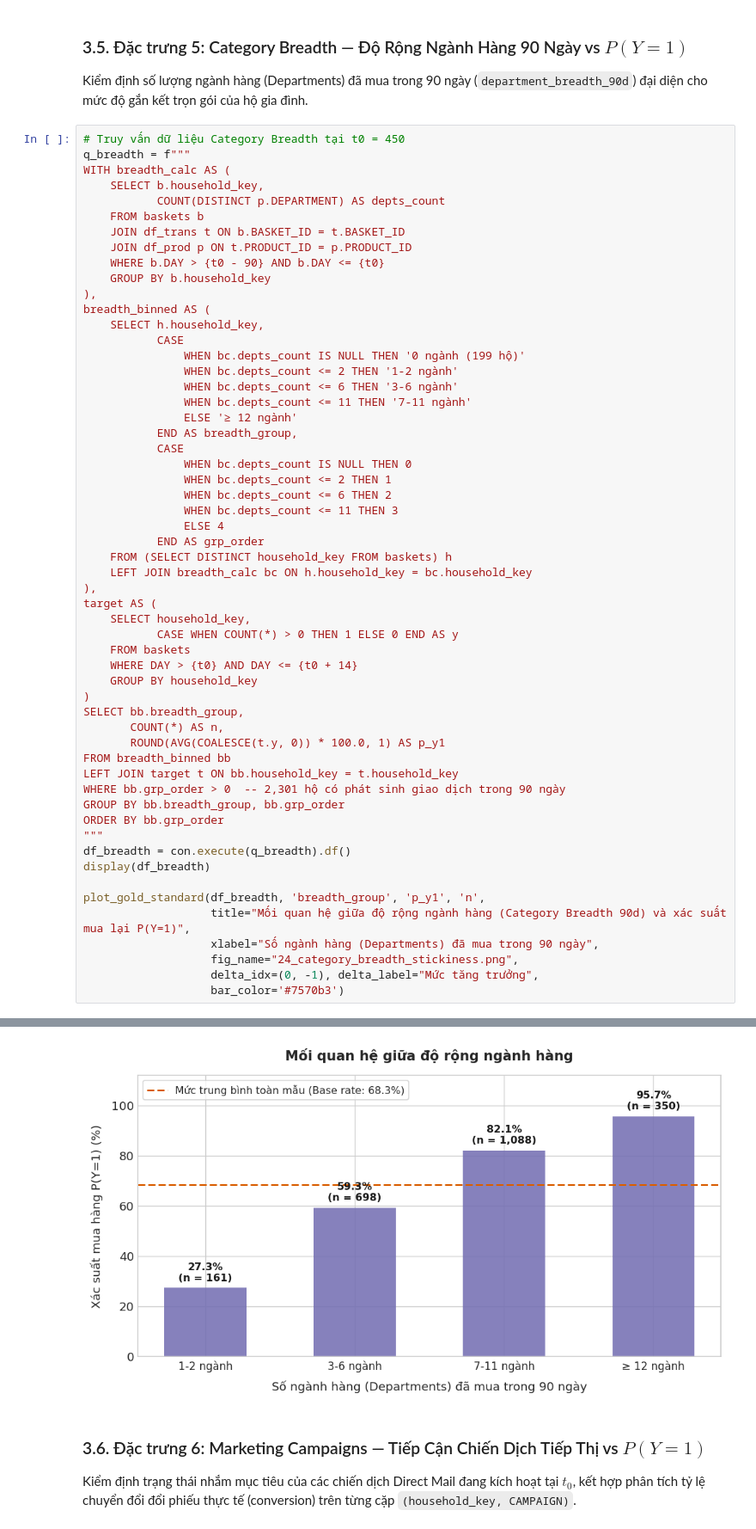
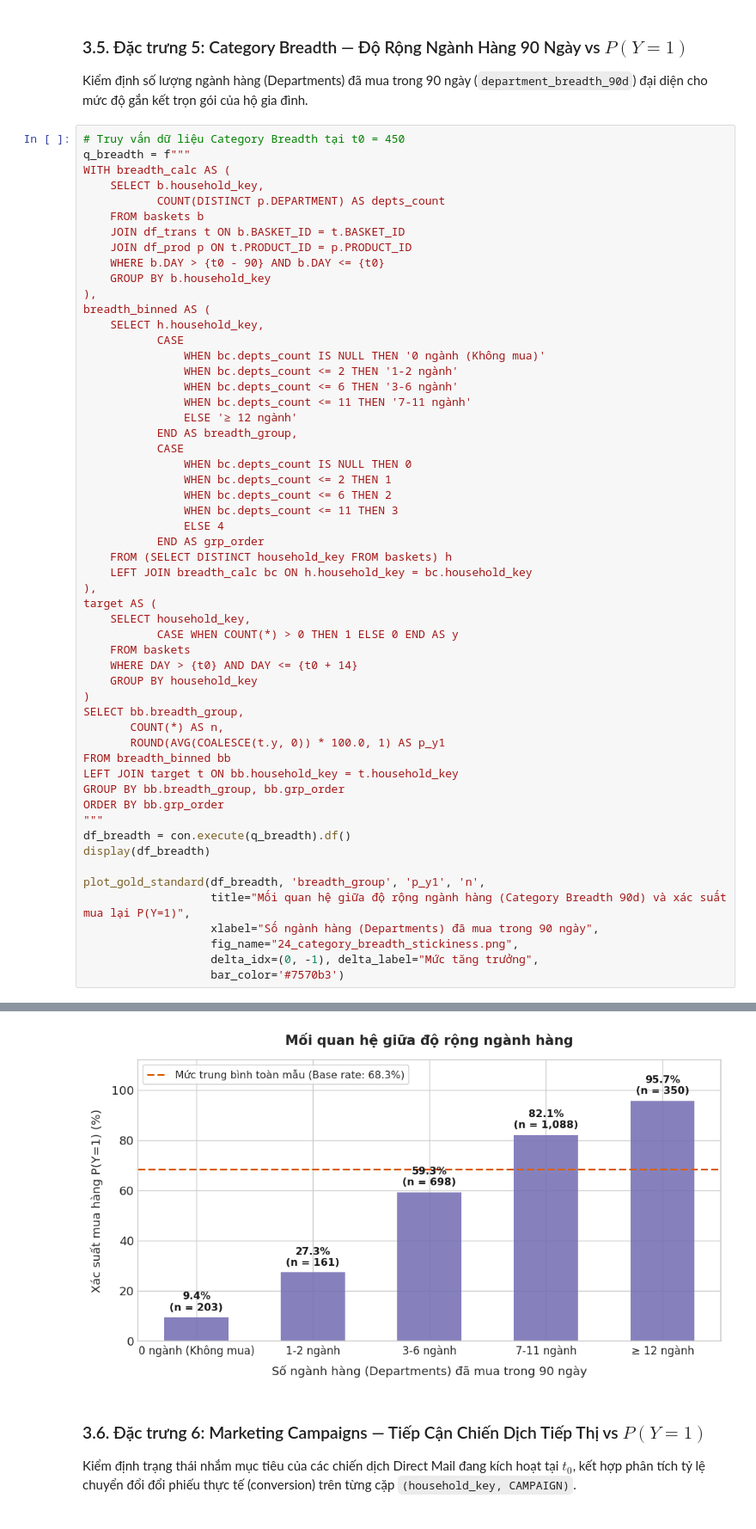
Before and after one commit to kien3007/purchasing-propensity-model, a Jupyter notebook: notebooks/01_eda_and_data_quality.ipynb, the cells around one changed output, grey strips where cells are left out. Shown at 86% size. Cells and saved outputs as stored; diff of their text form.

Commit message:
feat(p0): complete P0 data standardization, dynamic cohorts, and label rigor across notebook, figures, deck, and script

```diff
--- a/notebooks/01_eda_and_data_quality.ipynb
+++ b/notebooks/01_eda_and_data_quality.ipynb
@@ -550,7 +550,7 @@ WITH breadth_calc AS (
 breadth_binned AS (
     SELECT h.household_key,
            CASE
-               WHEN bc.depts_count IS NULL THEN '0 ngành (199 hộ)'
+               WHEN bc.depts_count IS NULL THEN '0 ngành (Không mua)'
                WHEN bc.depts_count <= 2 THEN '1-2 ngành'
                WHEN bc.depts_count <= 6 THEN '3-6 ngành'
                WHEN bc.depts_count <= 11 THEN '7-11 ngành'
@@ -578,7 +578,6 @@ SELECT bb.breadth_group,
        ROUND(AVG(COALESCE(t.y, 0)) * 100.0, 1) AS p_y1
 FROM breadth_binned bb
 LEFT JOIN target t ON bb.household_key = t.household_key
-WHERE bb.grp_order > 0  -- 2,301 hộ có phát sinh giao dịch trong 90 ngày
 GROUP BY bb.breadth_group, bb.grp_order
 ORDER BY bb.grp_order
 """
@@ -600,4 +600,4 @@ plot_gold_standard(df_breadth, 'breadth_group', 'p_y1', 'n',
-[figure, old version]
+[figure, new version]
 # %% [markdown]
 ### 3.6. Đặc trưng 6: Marketing Campaigns — Tiếp Cận Chiến Dịch Tiếp Thị vs $P(Y=1)$
 Kiểm định trạng thái nhắm mục tiêu của các chiến dịch Direct Mail đang kích hoạt tại $t_0$, kết hợp phân tích tỷ lệ chuyển đổi đổi phiếu thực tế (conversion) trên từng cặp `(household_key, CAMPAIGN)`.
```
Also changed, not shown: parts of 7 cells of this notebook, 19 other files.
